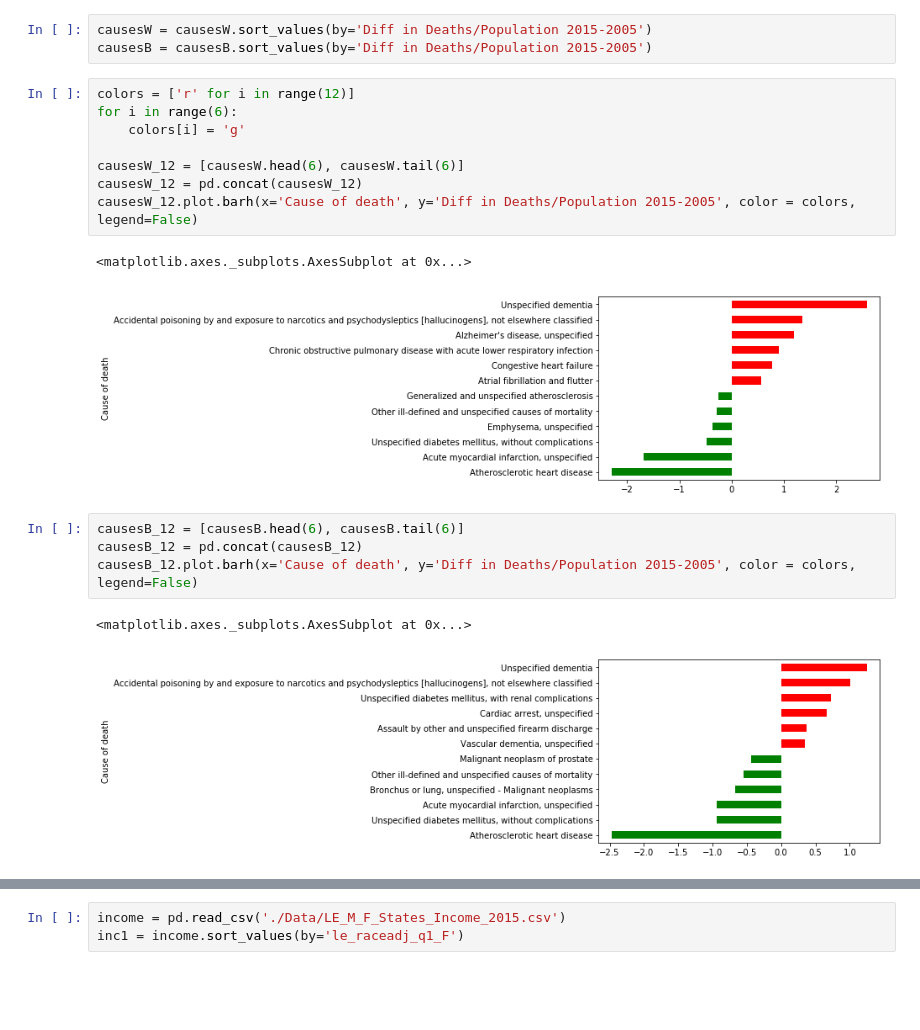
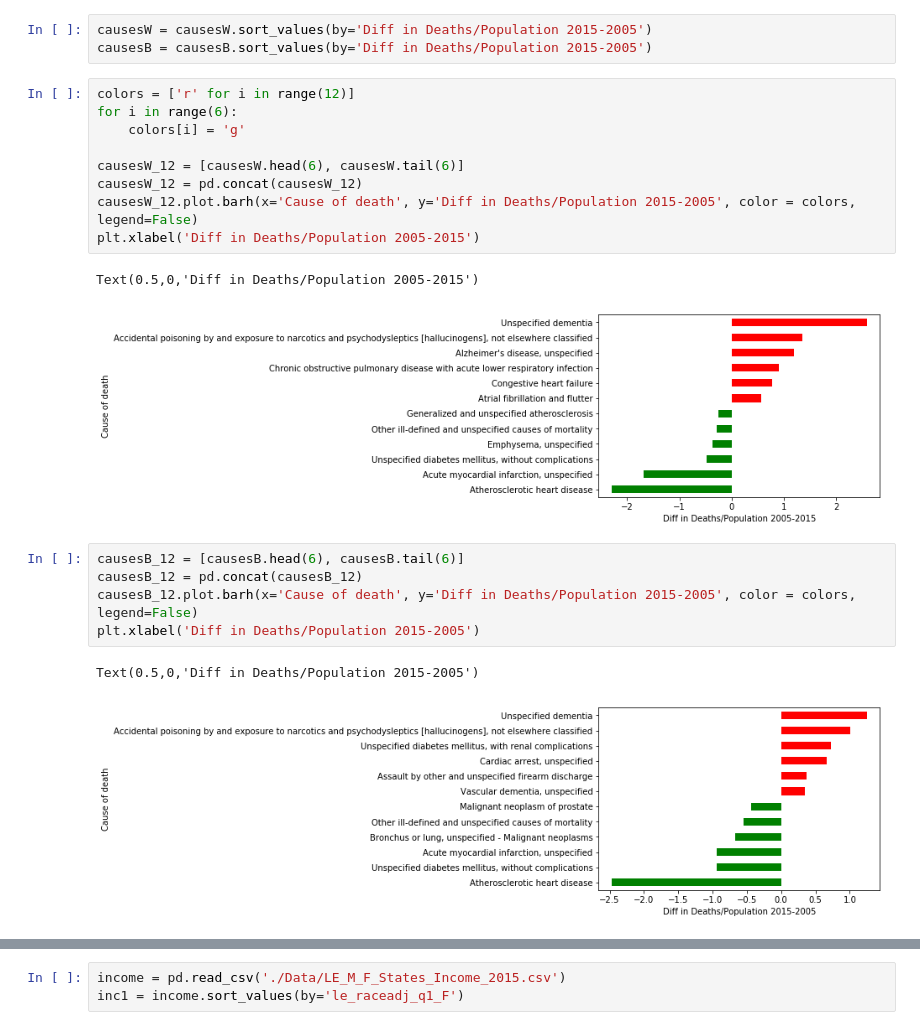
Before and after one commit to elewanto/visual-design-project, a Jupyter notebook: python/le_analysis.ipynb, the cells around one changed output, grey strips where cells are left out. Cells and saved outputs as stored; diff of their text form; blank space fills up the shorter version.

```diff
--- a/python/le_analysis.ipynb
+++ b/python/le_analysis.ipynb
@@ -107,18 +127,20 @@ causesB = causesB.sort_values(by='Diff in Deaths/Population 2015-2005')
 # %%
 colors = ['r' for i in range(12)]
 for i in range(6):
     colors[i] = 'g'
 
 causesW_12 = [causesW.head(6), causesW.tail(6)]
 causesW_12 = pd.concat(causesW_12)
 causesW_12.plot.barh(x='Cause of death', y='Diff in Deaths/Population 2015-2005', color = colors, legend=False)
+plt.xlabel('Diff in Deaths/Population 2005-2015')
 # %% [output]
-<matplotlib.axes._subplots.AxesSubplot at 0x...>
+Text(0.5,0,'Diff in Deaths/Population 2005-2015')
-[figure, old version]
+[figure, new version]
 # %%
 causesB_12 = [causesB.head(6), causesB.tail(6)]
 causesB_12 = pd.concat(causesB_12)
 causesB_12.plot.barh(x='Cause of death', y='Diff in Deaths/Population 2015-2005', color = colors, legend=False)
+plt.xlabel('Diff in Deaths/Population 2015-2005')
 # %% [output]
-<matplotlib.axes._subplots.AxesSubplot at 0x...>
+Text(0.5,0,'Diff in Deaths/Population 2015-2005')
-[figure, old version]
+[figure, new version]
```
Also changed, not shown: parts of 20 cells of this notebook, 6 other files.
